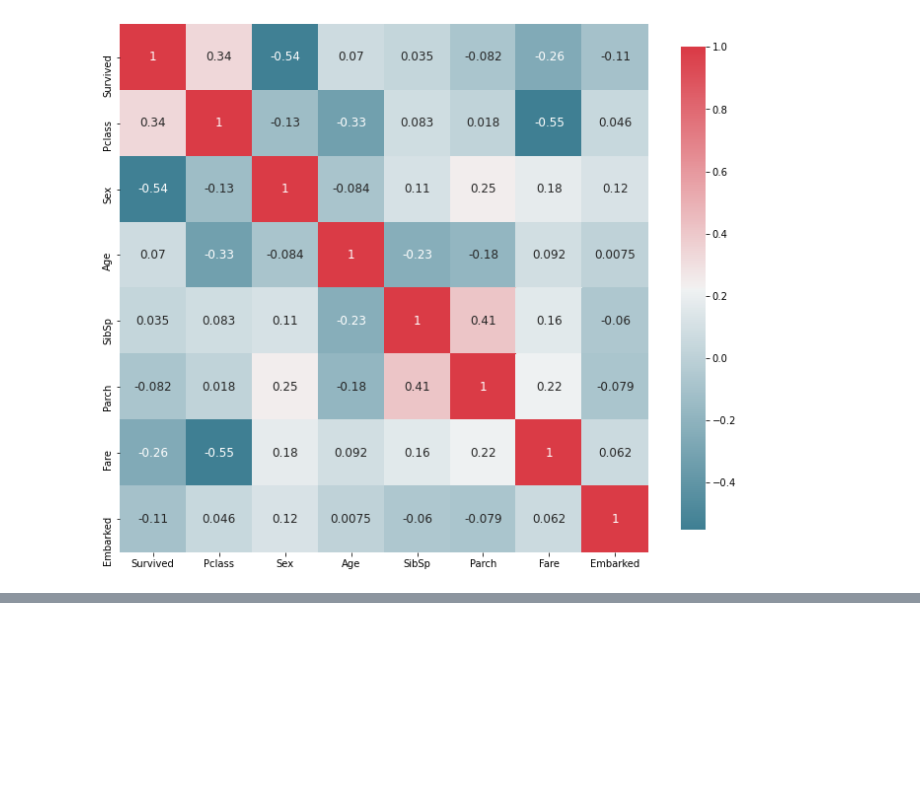
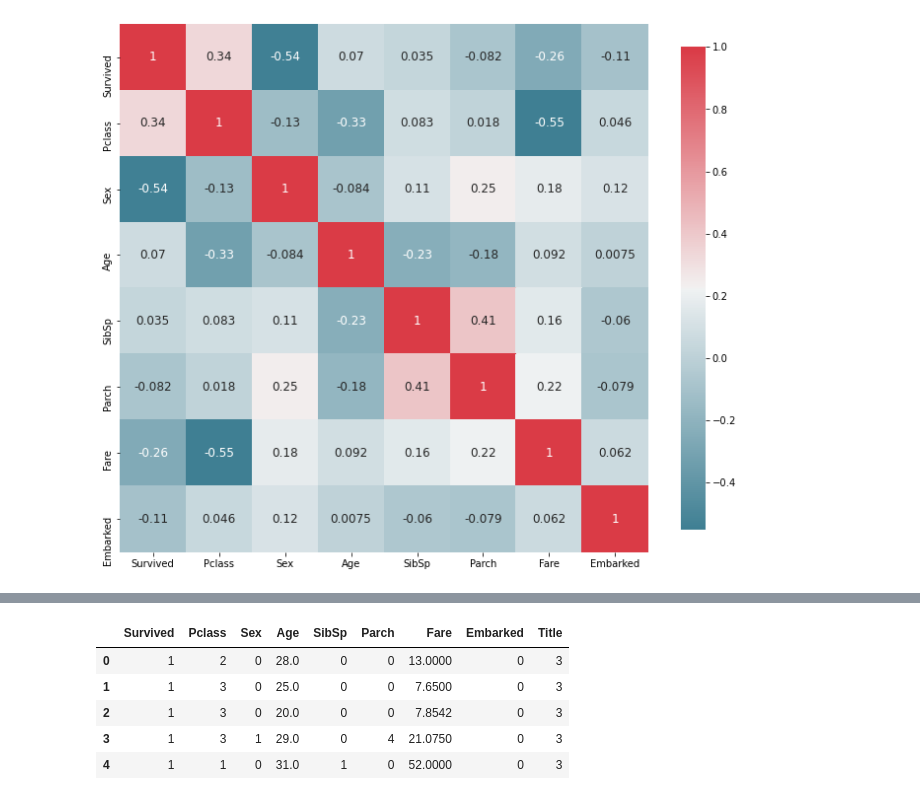
Before and after one commit to Prin-to/gomycode-checkpoint-1, a Jupyter notebook: Untitled2.ipynb, the cells around one changed output, grey strips where cells are left out. Saved outputs shown, nothing was run; the diff lists cells and outputs as text; code cells hidden in the pictures; blank space fills up the shorter version.

```diff
--- a/Untitled2.ipynb
+++ b/Untitled2.ipynb
@@ -127,0 +181,12 @@ plot_correlation_map(file)
+# %%
+v = {td:num for num,td in enumerate(list(td.values()))}
+for x in v : v[x] = range(len(v))[list(v.keys()).index(x)]
+file["Title"].replace(v, inplace = True)
+file.head()
+# %% [output]
+|  | Survived | Pclass | Sex | Age | SibSp | Parch | Fare | Embarked | Title |
+| 0 | 1 | 2 | 0 | 28.0 | 0 | 0 | 13.0000 | 0 | 3 |
+| 1 | 1 | 3 | 0 | 25.0 | 0 | 0 | 7.6500 | 0 | 3 |
+| 2 | 1 | 3 | 0 | 20.0 | 0 | 0 | 7.8542 | 0 | 3 |
+| 3 | 1 | 3 | 1 | 29.0 | 0 | 4 | 21.0750 | 0 | 3 |
+| 4 | 1 | 1 | 0 | 31.0 | 1 | 0 | 52.0000 | 0 | 3 |
```
Also changed, not shown: parts of 9 cells of this notebook.
